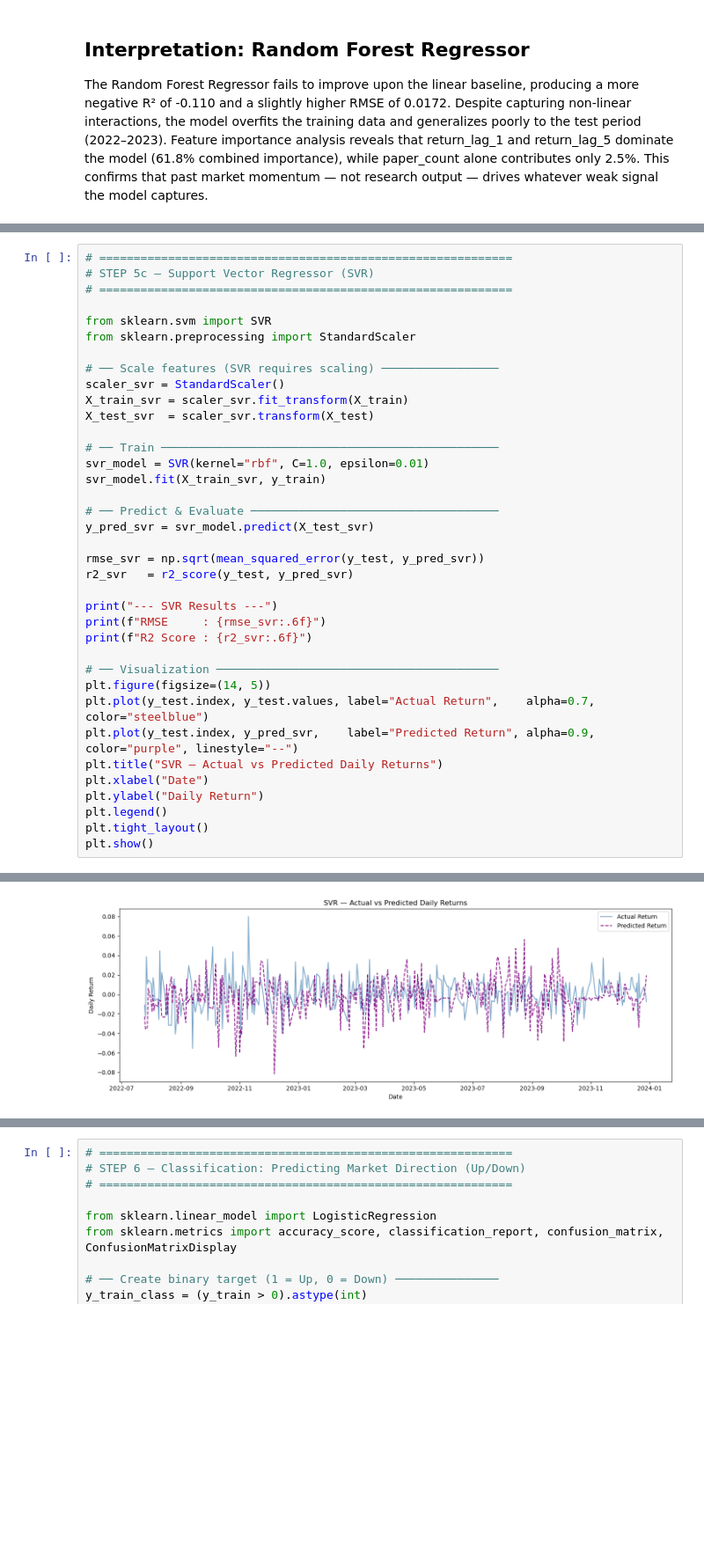
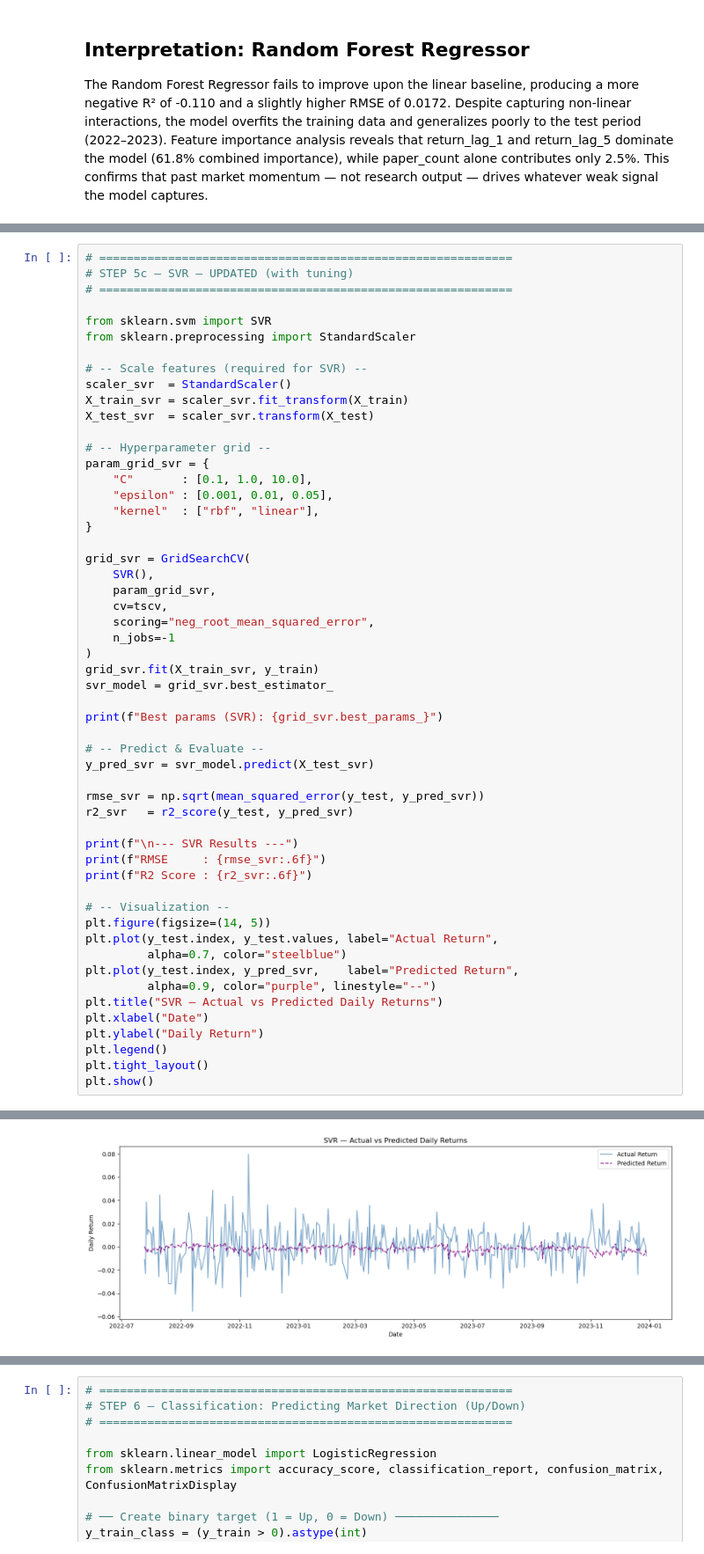
Before and after one commit to mertcaylak-glitch/DSA-210-Project, a Jupyter notebook: ML.ipynb, the cells around one changed output, grey strips where cells are left out. Shown at 88% size. Drawn from its saved outputs; the diff is of its cells as text; blank space fills up the shorter version.

```diff
--- a/ML.ipynb
+++ b/ML.ipynb
@@ -367,34 +381,51 @@ financial return prediction.
 # %%
 # ============================================================
-# STEP 5c — Support Vector Regressor (SVR)
+# STEP 5c — SVR — UPDATED (with tuning)
 # ============================================================
 
 from sklearn.svm import SVR
 from sklearn.preprocessing import StandardScaler
 
-# ── Scale features (SVR requires scaling) ─────────────────
-scaler_svr = StandardScaler()
+# -- Scale features (required for SVR) --
+scaler_svr  = StandardScaler()
 X_train_svr = scaler_svr.fit_transform(X_train)
 X_test_svr  = scaler_svr.transform(X_test)
 
-# ── Train ─────────────────────────────────────────────────
-svr_model = SVR(kernel="rbf", C=1.0, epsilon=0.01)
-svr_model.fit(X_train_svr, y_train)
+# -- Hyperparameter grid --
+param_grid_svr = {
+    "C"       : [0.1, 1.0, 10.0],
+    "epsilon" : [0.001, 0.01, 0.05],
+    "kernel"  : ["rbf", "linear"],
+}
 
-# ── Predict & Evaluate ────────────────────────────────────
+grid_svr = GridSearchCV(
+    SVR(),
+    param_grid_svr,
+    cv=tscv,
+    scoring="neg_root_mean_squared_error",
+    n_jobs=-1
+)
+grid_svr.fit(X_train_svr, y_train)
+svr_model = grid_svr.best_estimator_
+
+print(f"Best params (SVR): {grid_svr.best_params_}")
+
+# -- Predict & Evaluate --
 y_pred_svr = svr_model.predict(X_test_svr)
 
 rmse_svr = np.sqrt(mean_squared_error(y_test, y_pred_svr))
 r2_svr   = r2_score(y_test, y_pred_svr)
 
-print("--- SVR Results ---")
+print(f"\n--- SVR Results ---")
 print(f"RMSE     : {rmse_svr:.6f}")
 print(f"R2 Score : {r2_svr:.6f}")
 
-# ── Visualization ─────────────────────────────────────────
+# -- Visualization --
 plt.figure(figsize=(14, 5))
-plt.plot(y_test.index, y_test.values, label="Actual Return",    alpha=0.7, color="steelblue")
-plt.plot(y_test.index, y_pred_svr,    label="Predicted Return", alpha=0.9, color="purple", linestyle="--")
+plt.plot(y_test.index, y_test.values, label="Actual Return",
+         alpha=0.7, color="steelblue")
+plt.plot(y_test.index, y_pred_svr,    label="Predicted Return",
+         alpha=0.9, color="purple", linestyle="--")
 plt.title("SVR — Actual vs Predicted Daily Returns")
 plt.xlabel("Date")
 plt.ylabel("Daily Return")
@@ -408 +441 @@ R2 Score : -1.482303
-[figure, old version]
+[figure, new version]
```
Also changed, not shown: parts of 16 cells of this notebook.
